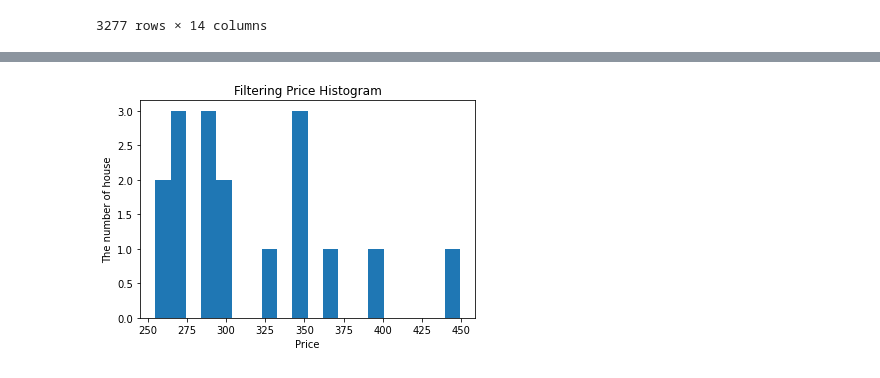
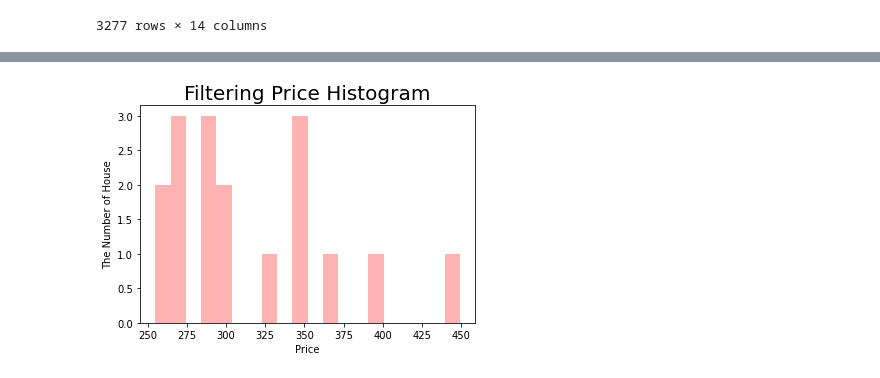
Before and after one commit to 4Moyede/HexatonClass-01, a Jupyter notebook: Mentee/HJB/02/Day03 Homework.ipynb, the cells around one changed output, grey strips where cells are left out. Saved outputs shown, nothing was run; the diff lists cells and outputs as text; code cells hidden in the pictures.

```diff
--- a/Mentee/HJB/02/Day03 Homework.ipynb
+++ b/Mentee/HJB/02/Day03 Homework.ipynb
@@ -1,8 +27,7 @@
 # %%
 import pandas as pd
-
-airb = pd.read_csv('C:/Users/JaebeomHan/Documents/GitHub/Practice/Jaebeom/3주차 과제/airbnb.csv')
-airb
+airbnb_data = pd.read_csv("C:/Users/JaebeomHan/Documents/GitHub/Practice/Jaebeom/3주차 과제/airbnb.csv")
+airbnb_data
 # %% [output]
 |  | room_id | host_id | room_type | borough | neighborhood | reviews | overall_satisfaction | accommodates | ... |
 | 0 | 6291807 | 16375951 | Entire home/apt | NaN | Jamaica Plain | 1 | NaN | 4 | ... |
@@ -127,0 +224,7 @@ The number of house :
+# %%
+print('''Start Filtering Job
+The number of house :  17''')
+
+filtered_data = airbnb_data[(airbnb_data['price'] > 250) & (airbnb_data['neighborhood']=="Downtown") & (airbnb_data['reviews'] > 5)]
+
+filtered_data
@@ -128,20 +266,14 @@ The number of house :
 # %%
 import matplotlib.pyplot as plt
 
-airbnb_filter = airbnb[(airbnb['price'] > 250) & (airbnb['neighborhood'] == 'Downtown') & (airbnb['reviews'] > 5)]
+pick_column = filtered_data['price']
+pick_column
 
-list = []
-for i in range(0,21):
-    list.append(255 + 9.7*i)
+plt.title('Filtering Price Histogram', fontsize=20)
+plt.xlabel('Price')
+plt.ylabel('The Number of House')
 
-plt.title('Filtering Price Histogram')
-title_font = {
-    'fontsize': 50,
-}
-plt.xlabel('Price')
-plt.ylabel('The number of house')
-
-plt.hist(airbnb_filter['price'],list)
+plt.hist(pick_column, bins=20, color='red', alpha = 0.3, rwidth=1)
 plt.show()
 # %% [output]
-[figure, old version]
+[figure, new version]
```
Also changed, not shown: parts of 20 cells of this notebook.
